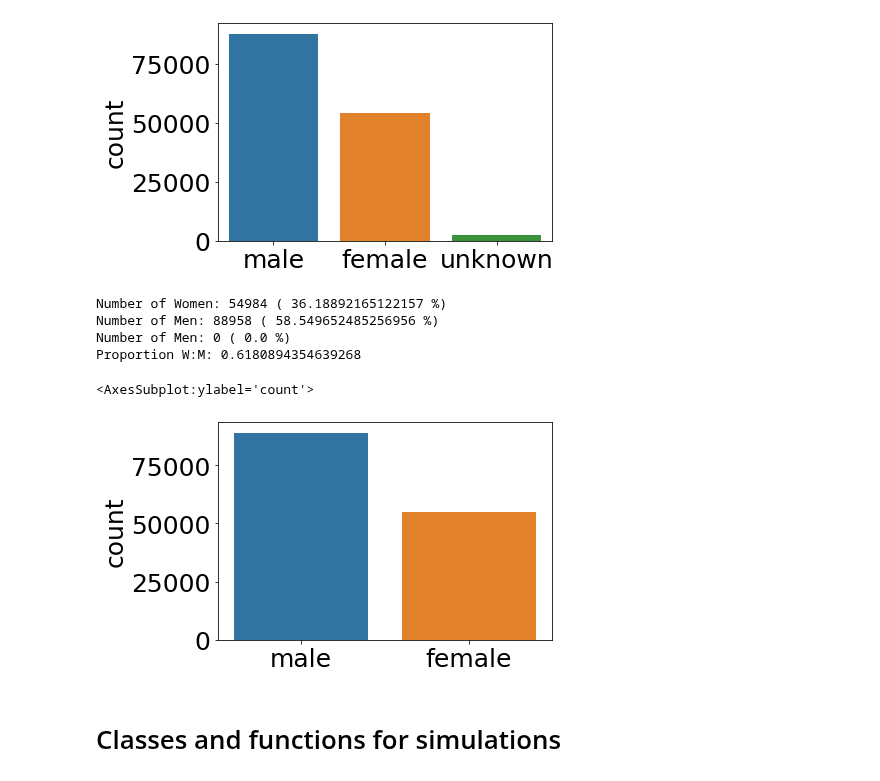
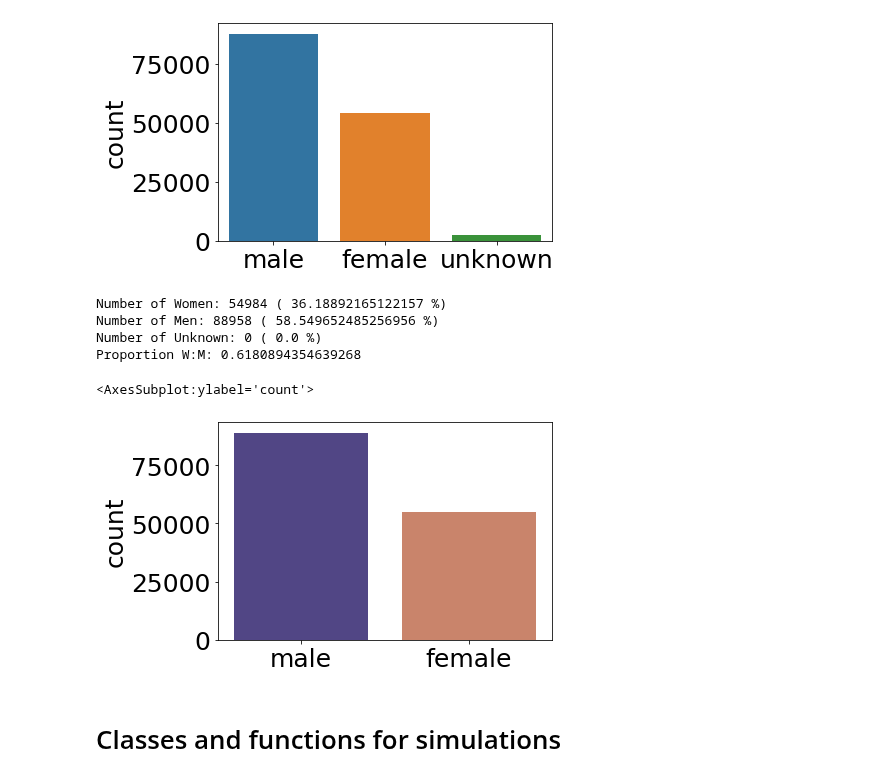
Before and after one commit to jastiso/modeling_citations, a Jupyter notebook: scripts/eda.ipynb, the cells around one changed output. Cells and saved outputs as stored; diff of their text form; code cells hidden in the pictures.

```diff
--- a/scripts/eda.ipynb
+++ b/scripts/eda.ipynb
@@ -240,20 +240,20 @@ for auth in node_2_gender.keys():
 # %%
 # Visualize number of female, male, and unknown names
 gen = [x['gender'] for x in node_2_gender.values()]
 
 print("Number of Women:", sum([x == 'female' for x in gen]), '(', sum([x == 'female' for x in gen])/len(gen)*100, '%)')
 print("Number of Men:", sum([x == 'male' for x in gen]), '(', sum([x == 'male' for x in gen])/len(gen)*100, '%)')
 print("Number of Unknown:", sum([x == 'unknown' for x in gen]), '(', sum([x == 'unknown' for x in gen])/len(gen)*100, '%)')
 print("Proportion W:M:", sum([x == 'female' for x in gen])/sum([x == 'male' for x in gen]))
 
-sns.countplot(gen)
+sns.countplot(gen, palette = ['#4a3b90', '#d97d5b'])
 # %% [output]
 Number of Women: 54984 ( 36.18892165122157 %)
 Number of Men: 88958 ( 58.549652485256956 %)
-Number of Men: 0 ( 0.0 %)
+Number of Unknown: 0 ( 0.0 %)
 Proportion W:M: 0.6180894354639268
 <AxesSubplot:ylabel='count'>
-[figure, old version]
+[figure, new version]
 # %% [markdown]
 # Classes and functions for simulations
 # %%
```
Also changed, not shown: parts of 4 cells of this notebook.
